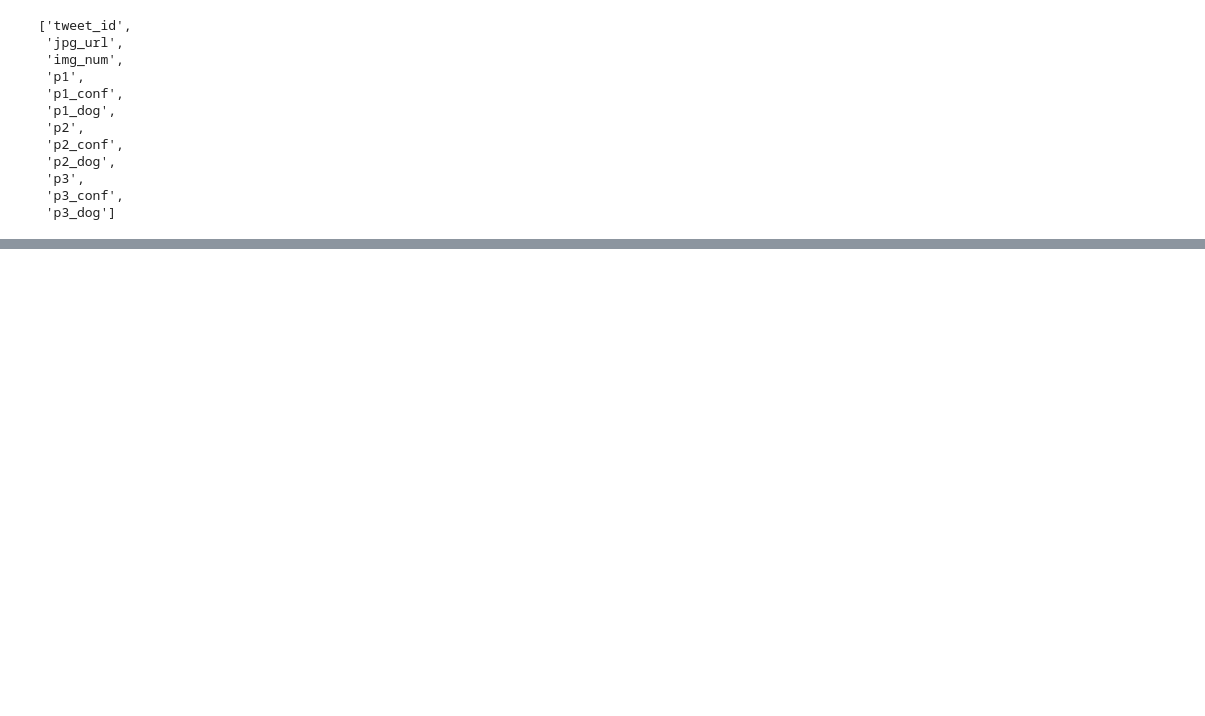
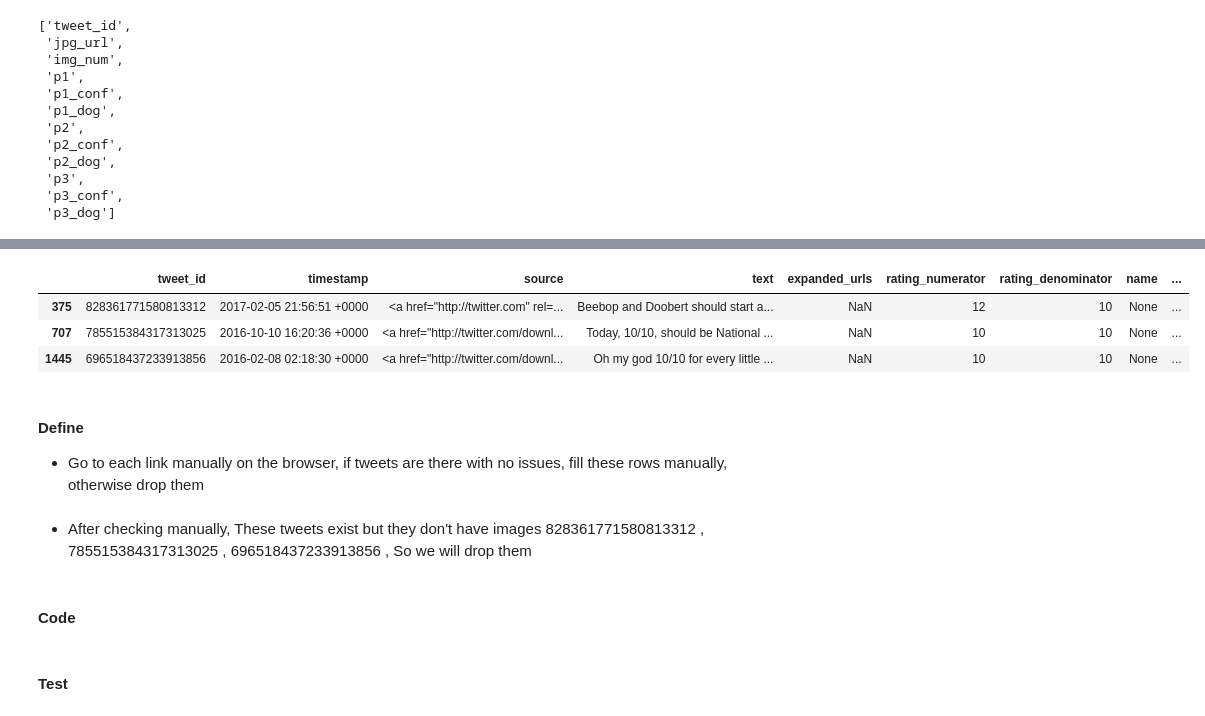
Before and after one commit to iRaied/Wrangling-WeRateDogs, a Jupyter notebook: Wrangling_WeRateDogs.ipynb, the cells around one changed output, grey strips where cells are left out. Saved outputs shown, nothing was run; the diff lists cells and outputs as text; code cells hidden in the pictures; blank space fills up the shorter version.

```diff
--- a/Wrangling_WeRateDogs.ipynb
+++ b/Wrangling_WeRateDogs.ipynb
@@ -369,0 +613,4 @@ list(image_prediction)
+# %%
+# Store the indexes in idx then use them to drop all rows
+idx = archive_copy[archive_copy['in_reply_to_status_id'].notnull()].index
+archive_copy.drop(idx, axis=0, inplace=True)
@@ -369,0 +631,3 @@ list(image_prediction)
+# %%
+# Then, drop the columns
+archive_copy.drop(columns=['in_reply_to_status_id', 'in_reply_to_user_id'], inplace=True)
@@ -369,0 +662,4 @@ list(image_prediction)
+# %%
+# Store the indexes in idx then use them to drop all rows
+idx = archive_copy[archive_copy['retweeted_status_id'].notnull()].index
+archive_copy.drop(idx, axis=0, inplace=True)
@@ -369,0 +685,3 @@ list(image_prediction)
+# %%
+# Then, drop the columns
+archive_copy.drop(columns=['retweeted_status_id', 'retweeted_status_user_id', 'retweeted_status_timestamp'], inplace=True)
@@ -369,0 +729,16 @@ list(image_prediction)
+# %%
+# So, there are 3 rows having expanded_urls NaN value
+# Let's display them
+archive_copy[archive_copy['expanded_urls'].isnull()]
+# %% [output]
+|  | tweet_id | timestamp | source | text | expanded_urls | rating_numerator | rating_denominator | name | ... |
+| 375 | 828361771580813312 | 2017-02-05 21:56:51 +0000 | <a href="http://twitter.com" rel=... | Beebop and Doobert should start a... | NaN | 12 | 10 | None | ... |
+| 707 | 785515384317313025 | 2016-10-10 16:20:36 +0000 | <a href="http://twitter.com/downl... | Today, 10/10, should be National ... | NaN | 10 | 10 | None | ... |
+| 1445 | 696518437233913856 | 2016-02-08 02:18:30 +0000 | <a href="http://twitter.com/downl... | Oh my god 10/10 for every little ... | NaN | 10 | 10 | None | ... |
+# %% [markdown]
+#### Define
+* Go to each link manually on the browser, if tweets are there with no issues, fill these rows manually, otherwise drop them
+# %% [markdown]
+- After checking manually, These tweets exist but they don't have images 828361771580813312 , 785515384317313025 , 696518437233913856 , So we will drop them
+# %% [markdown]
+#### Code
@@ -369,0 +749,2 @@ list(image_prediction)
+# %% [markdown]
+#### Test
```
Also changed, not shown: parts of 49 cells of this notebook.
